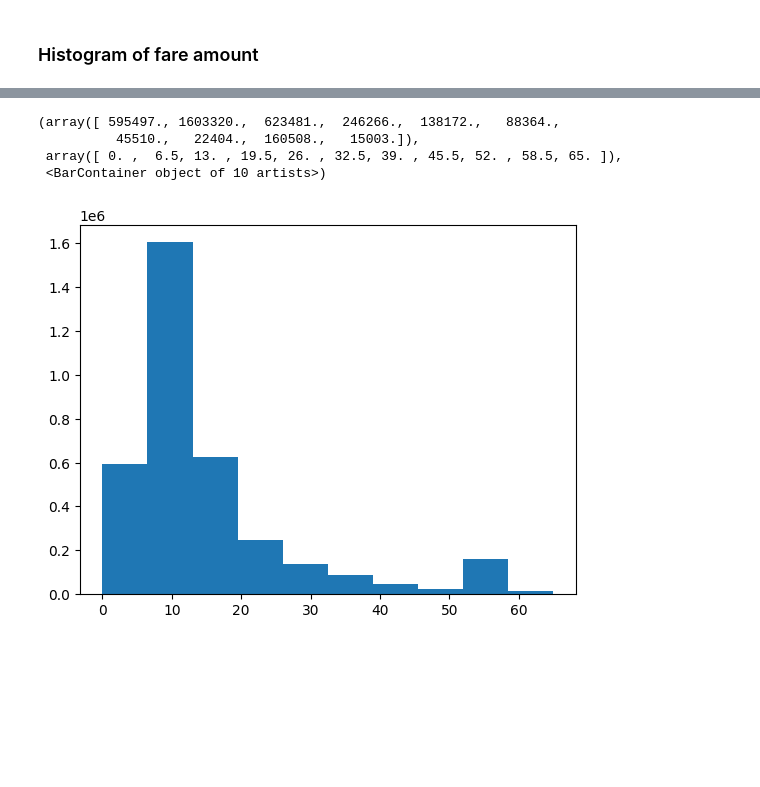
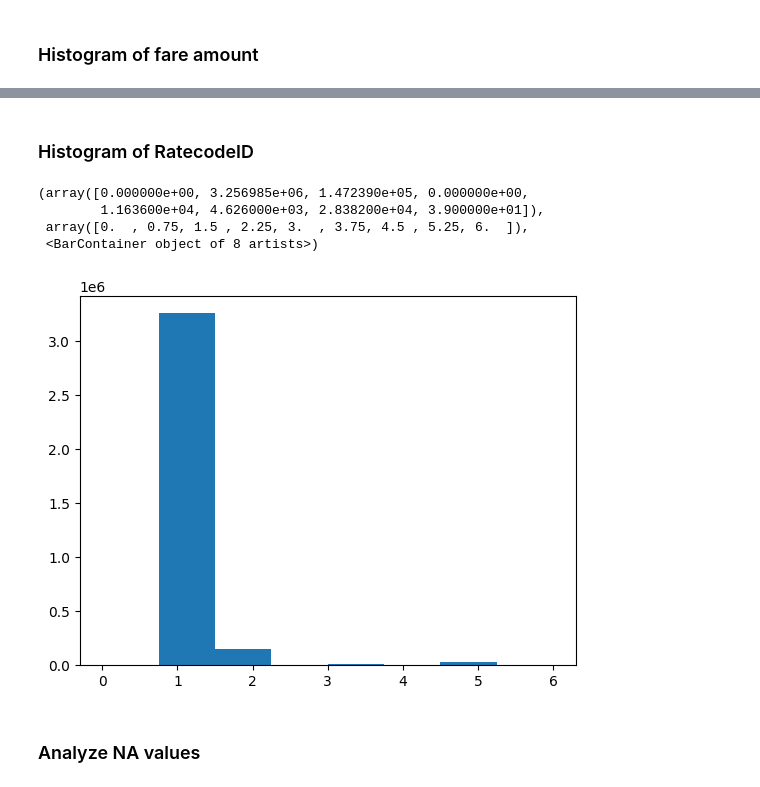
Before and after one commit to xtianhb/nyc_taxi_ml, a Jupyter notebook: eda/eda.ipynb, the cells around one changed output, grey strips where cells are left out. Saved outputs shown, nothing was run; the diff lists cells and outputs as text; code cells hidden in the pictures; blank space fills up the shorter version.

```diff
--- a/eda/eda.ipynb
+++ b/eda/eda.ipynb
@@ -226,8 +260,12 @@ plt.hist(dataset["tpep_pickup_datetime"].dt.hour, bins=24)
+# %% [markdown]
+### Histogram of RatecodeID
 # %%
-plt.hist(dataset["fare_amount"], bins=10, range=(0,65))
+plt.hist(dataset["RatecodeID"], bins=8, range=(0,6))
 # %% [output]
-(array([ 595497., 1603320.,  623481.,  246266.,  138172.,   88364.,
-          45510.,   22404.,  160508.,   15003.]),
- array([ 0. ,  6.5, 13. , 19.5, 26. , 32.5, 39. , 45.5, 52. , 58.5, 65. ]),
- <BarContainer object of 10 artists>)
+(array([0.000000e+00, 3.256985e+06, 1.472390e+05, 0.000000e+00,
+        1.163600e+04, 4.626000e+03, 2.838200e+04, 3.900000e+01]),
+ array([0.  , 0.75, 1.5 , 2.25, 3.  , 3.75, 4.5 , 5.25, 6.  ]),
+ <BarContainer object of 8 artists>)
-[figure, old version]
+[figure, new version]
+# %% [markdown]
+### Analyze NA values
```
Also changed, not shown: parts of 6 cells of this notebook, 4 other files.
